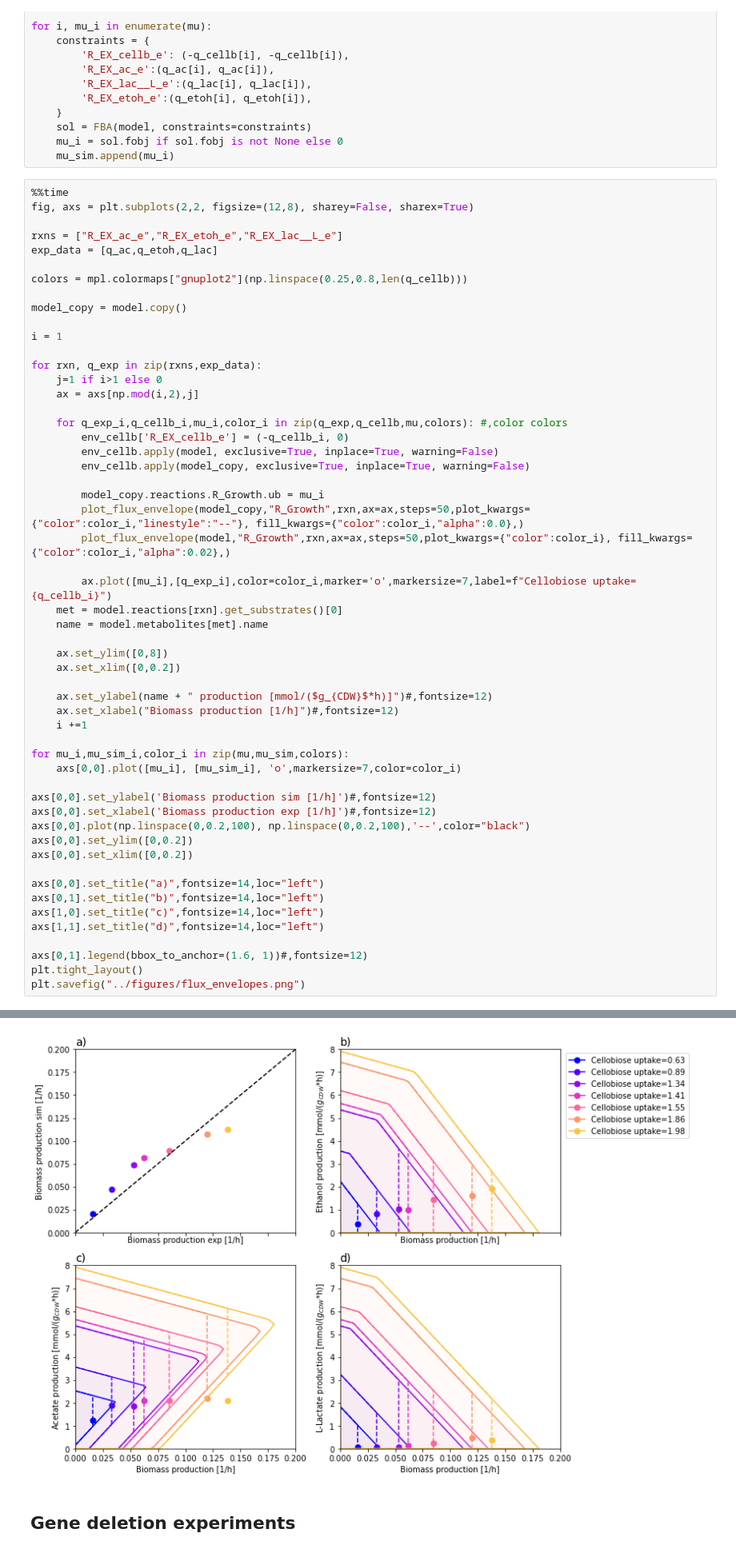
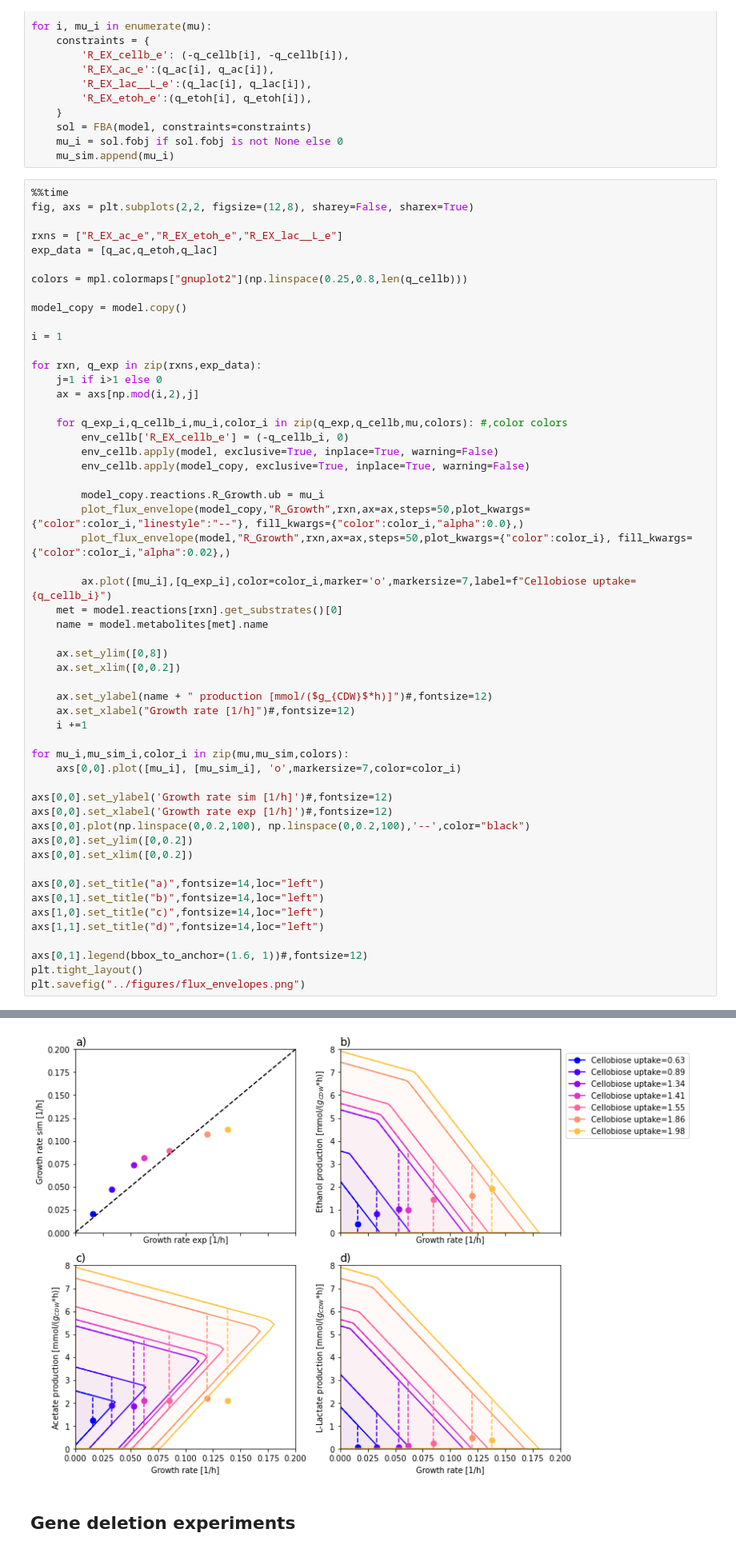
Before and after one commit to IdunBurgos/Ruminiclostridium-cellullolyticum-model-final, a Jupyter notebook: notebooks/Step 6- Model testing.ipynb, the cells around one changed output, grey strips where cells are left out. Shown: that part at 80% size. Drawn from its saved outputs; the diff is of its cells as text.

```diff
--- a/notebooks/Step 6- Model testing.ipynb
+++ b/notebooks/Step 6- Model testing.ipynb
@@ -97,14 +97,14 @@ for rxn, q_exp in zip(rxns,exp_data):
     ax.set_xlim([0,0.2])
 
     ax.set_ylabel(name + " production [mmol/($g_{CDW}$*h)]")#,fontsize=12)
-    ax.set_xlabel("Biomass production [1/h]")#,fontsize=12)
+    ax.set_xlabel("Growth rate [1/h]")#,fontsize=12)
     i +=1
 
 for mu_i,mu_sim_i,color_i in zip(mu,mu_sim,colors):
     axs[0,0].plot([mu_i], [mu_sim_i], 'o',markersize=7,color=color_i)
 
-axs[0,0].set_ylabel('Biomass production sim [1/h]')#,fontsize=12)
-axs[0,0].set_xlabel('Biomass production exp [1/h]')#,fontsize=12)
+axs[0,0].set_ylabel('Growth rate sim [1/h]')#,fontsize=12)
+axs[0,0].set_xlabel('Growth rate exp [1/h]')#,fontsize=12)
 axs[0,0].plot(np.linspace(0,0.2,100), np.linspace(0,0.2,100),'--',color="black")
 axs[0,0].set_ylim([0,0.2])
 axs[0,0].set_xlim([0,0.2])
@@ -123,4 +123,4 @@ Wall time: 33.5 s
-[figure, old version]
+[figure, new version]
 # %% [markdown]
 ## Gene deletion experiments
 # %%
```
Also changed, not shown: parts of 2 cells of this notebook, 18 other files.
